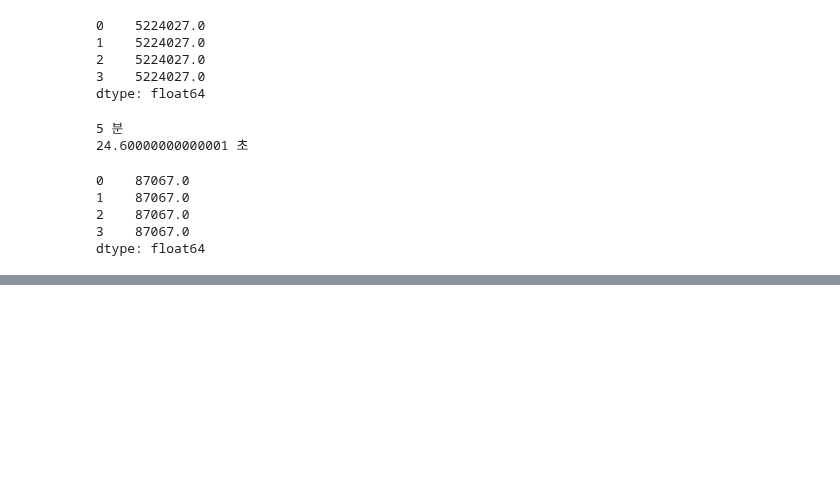
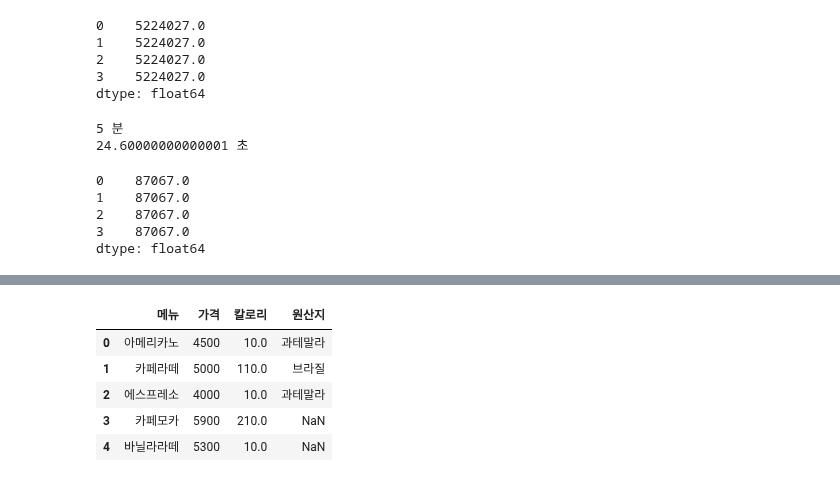
Before and after one commit to YoungriKIM/Engineer_Big_Data_Analysis, a Jupyter notebook: 퇴근후딴짓/part1/ch2/selfstudy.ipynb, the cells around one changed output, grey strips where cells are left out. Drawn from its saved outputs; the diff is of its cells as text; code cells hidden in the pictures; blank space fills up the shorter version.

```diff
--- a/퇴근후딴짓/part1/ch2/selfstudy.ipynb
+++ b/퇴근후딴짓/part1/ch2/selfstudy.ipynb
@@ -1406,0 +1499,12 @@ dtype: float64
+# %%
+# **1. '칼로리' 컬럼 결측치는 칼로리 데이터 중 최소값으로 결측치를 채우시오**
+
+df['칼로리'] = df['칼로리'].fillna(df['칼로리'].min())
+df
+# %% [output]
+|  | 메뉴 | 가격 | 칼로리 | 원산지 |
+| 0 | 아메리카노 | 4500 | 10.0 | 과테말라 |
+| 1 | 카페라떼 | 5000 | 110.0 | 브라질 |
+| 2 | 에스프레소 | 4000 | 10.0 | 과테말라 |
+| 3 | 카페모카 | 5900 | 210.0 | NaN |
+| 4 | 바닐라라떼 | 5300 | 10.0 | NaN |
```
Also changed, not shown: parts of 17 cells of this notebook, 4 other files.
